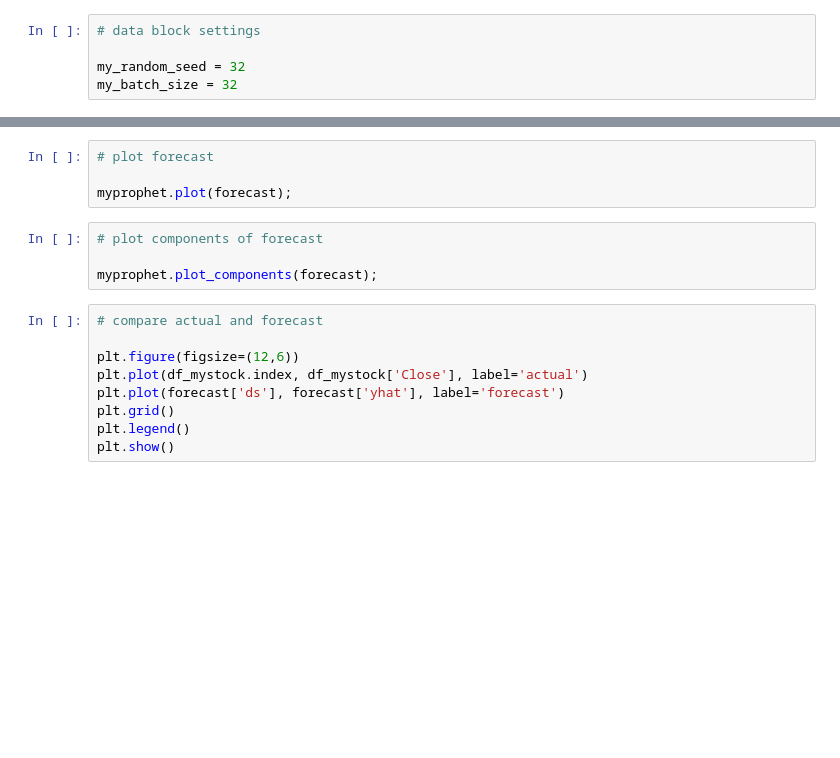
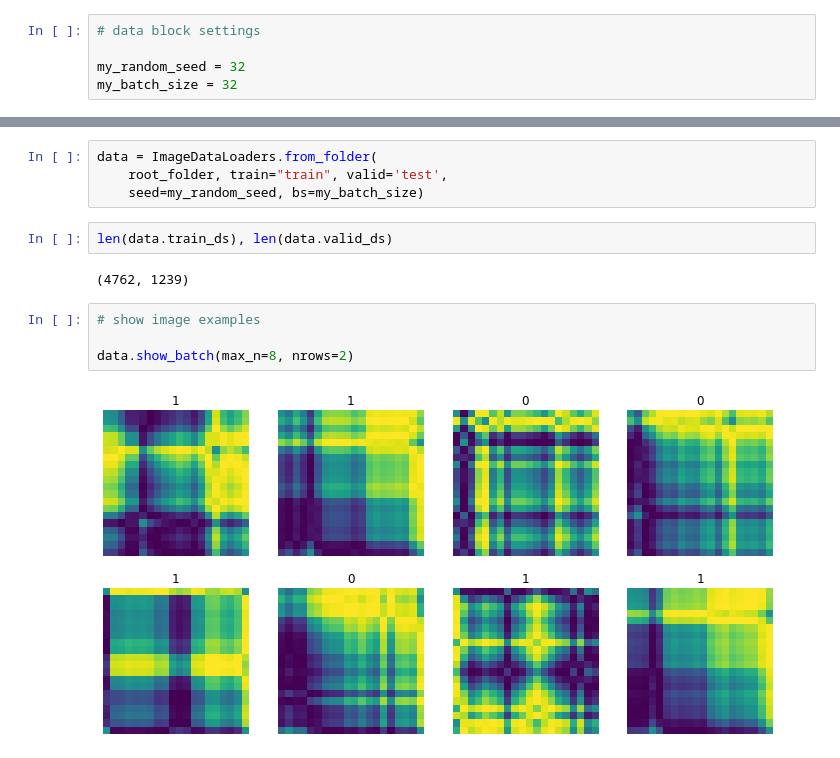
Before and after one commit to kdh4672/economy_ai, a Jupyter notebook: ai_homework.ipynb, the cells around one changed output, grey strips where cells are left out. Cells and saved outputs as stored; diff of their text form; blank space fills up the shorter version.

```diff
--- a/ai_homework.ipynb
+++ b/ai_homework.ipynb
@@ -266,17 +263,14 @@ forecast
-# %%
-# plot forecast
-
-myprophet.plot(forecast);
-# %%
-# plot components of forecast
-
-myprophet.plot_components(forecast);
-# %%
-# compare actual and forecast
-
-plt.figure(figsize=(12,6))
-plt.plot(df_mystock.index, df_mystock['Close'], label='actual')
-plt.plot(forecast['ds'], forecast['yhat'], label='forecast')
-plt.grid()
-plt.legend()
-plt.show()
+# %%
+data = ImageDataLoaders.from_folder(
+    root_folder, train="train", valid='test',
+    seed=my_random_seed, bs=my_batch_size)
+# %%
+len(data.train_ds), len(data.valid_ds)
+# %% [output]
+(4762, 1239)
+# %%
+# show image examples
+
+data.show_batch(max_n=8, nrows=2)
+# %% [output]
+[figure, added]
```
Also changed, not shown: parts of 12 cells of this notebook.
